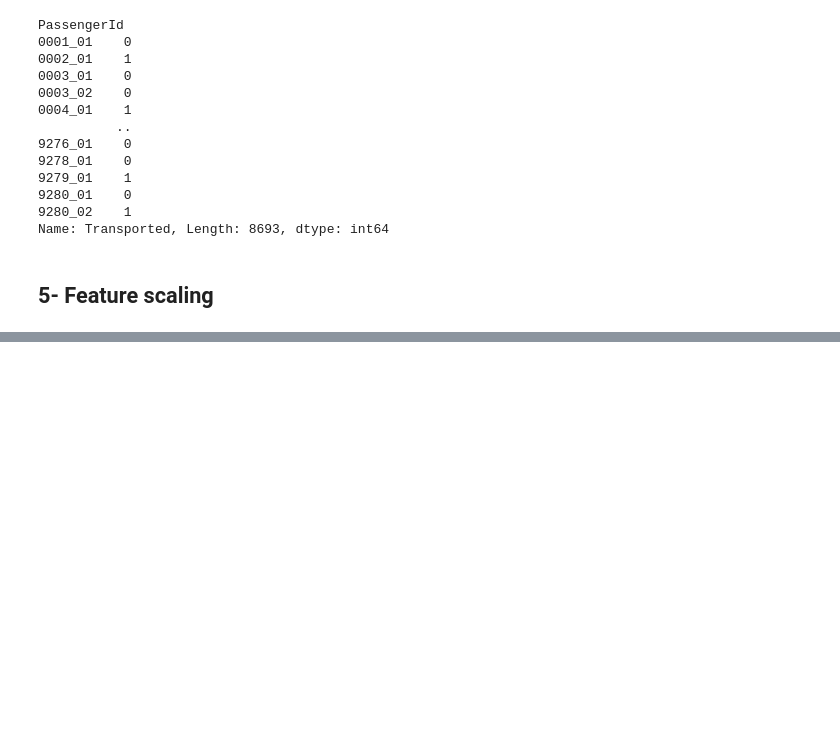
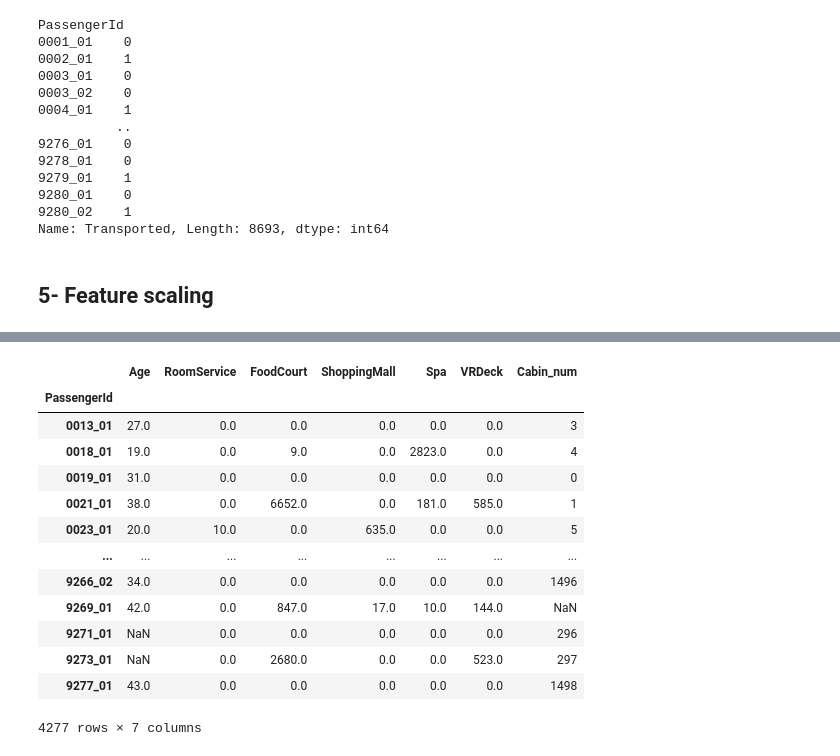
Before and after one commit to mohpezeshki/kaggle, a Jupyter notebook: spaceship-titanic.ipynb, the cells around one changed output, grey strips where cells are left out. Saved outputs shown, nothing was run; the diff lists cells and outputs as text; code cells hidden in the pictures; blank space fills up the shorter version.

Commit message:
Spaceship Titanic | Model selection

```diff
--- a/spaceship-titanic.ipynb
+++ b/spaceship-titanic.ipynb
@@ -211,5 +215,13 @@ PassengerId
 9280_01    0
 9280_02    1
 Name: Transported, Length: 8693, dtype: int64
+# %%
+from sklearn.model_selection import train_test_split
+X_train, X_test, y_train, y_test = train_test_split(X_transformed_df, y_transformed_df, test_size = 0.2, random_state = 1)
 # %% [markdown]
 ## 5- Feature scaling
+# %%
+from sklearn.preprocessing import StandardScaler
+sta = StandardScaler()
+X_train[numerical_features] = sta.fit_transform(X_train[numerical_features])
+X_test[numerical_features] = sta.transform(X_test[numerical_features])
@@ -215,0 +314,17 @@ Name: Transported, Length: 8693, dtype: int64
+# %%
+X_test[numerical_features]
+# %% [output]
+|  | Age | RoomService | FoodCourt | ShoppingMall | Spa | VRDeck | Cabin_num |
+| PassengerId |  |  |  |  |  |  |  |
+| 0013_01 | 27.0 | 0.0 | 0.0 | 0.0 | 0.0 | 0.0 | 3 |
+| 0018_01 | 19.0 | 0.0 | 9.0 | 0.0 | 2823.0 | 0.0 | 4 |
+| 0019_01 | 31.0 | 0.0 | 0.0 | 0.0 | 0.0 | 0.0 | 0 |
+| 0021_01 | 38.0 | 0.0 | 6652.0 | 0.0 | 181.0 | 585.0 | 1 |
+| 0023_01 | 20.0 | 10.0 | 0.0 | 635.0 | 0.0 | 0.0 | 5 |
+| ... | ... | ... | ... | ... | ... | ... | ... |
+| 9266_02 | 34.0 | 0.0 | 0.0 | 0.0 | 0.0 | 0.0 | 1496 |
+| 9269_01 | 42.0 | 0.0 | 847.0 | 17.0 | 10.0 | 144.0 | NaN |
+| 9271_01 | NaN | 0.0 | 0.0 | 0.0 | 0.0 | 0.0 | 296 |
+| 9273_01 | NaN | 0.0 | 2680.0 | 0.0 | 0.0 | 523.0 | 297 |
+| 9277_01 | 43.0 | 0.0 | 0.0 | 0.0 | 0.0 | 0.0 | 1498 |
+4277 rows × 7 columns
```
Also changed, not shown: parts of 20 cells of this notebook.
